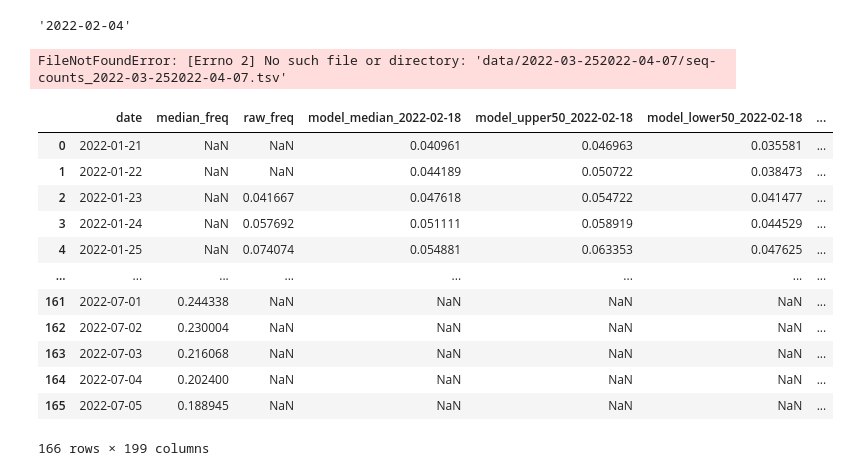
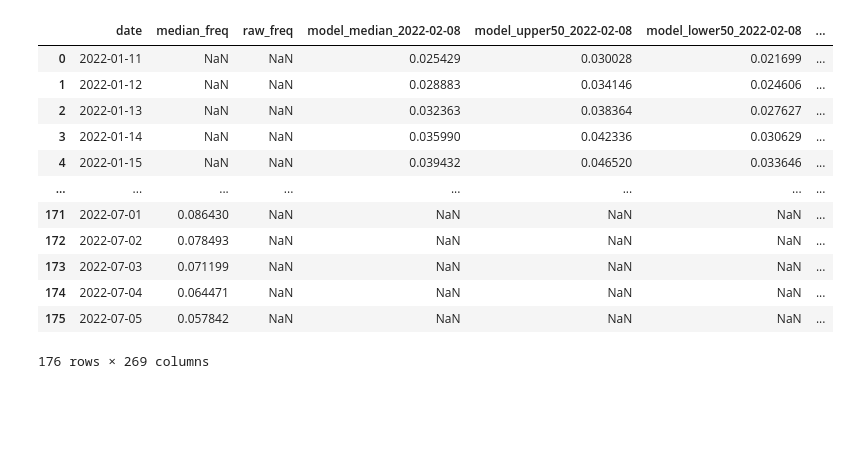
Before and after one commit to blab/ncov-forecasting-fit, a Jupyter notebook: script/auto_renewal_accuracy.ipynb, the cells around one changed output. Cells and saved outputs as stored; diff of their text form; code cells hidden in the pictures; blank space fills up the shorter version.

```diff
--- a/script/auto_renewal_accuracy.ipynb
+++ b/script/auto_renewal_accuracy.ipynb
@@ -53,19 +48,9 @@ os.getcwd()
 # %%
 #Getting sequences data
 dates = ['2022-01-24', '2022-02-04','2022-02-08','2022-02-18','2022-02-23',
-         '2022-02-28','2022-03-03','2022-03-08','2022-03-15'
-         ,'2022-03-21','2022-03-25''2022-04-07','2022-04-14','2022-04-27'
+         '2022-02-28','2022-03-03','2022-03-08','2022-03-15',
+         '2022-03-21','2022-03-25','2022-04-07','2022-04-14','2022-04-27'
          ,'2022-05-06','2022-05-17','2022-05-20','2022-05-28','2022-06-09'
          ,'2022-06-14','2022-06-22']
 
-
-#,'2022-01-27','2022-01-31', '2022-02-14','2022-03-29','2022-03-30','2022-05-13',,'2022-05-26'
-         #'2022-02-17',
-
-locations = ['Australia', 'Austria','Belgium','Canada','Denmark','France','Germany','India',
-             'Indonesia','Israel','Italy','Japan','Netherlands','New Zealand','Norway',
-             'Poland','Singapore','South Africa','Sweden','Switzerland ','USA','United Kingdom']
-
-dates[1]
+locations = ["Japan", "USA"]
-# %% [output]
-'2022-02-04'
@@ -110,7 +101,7 @@ def save_forecast_freq(samples, variant_data, ps, forecast_date, name):
 for location in locations:
     for date in dates:
         #Output file path
-        filepath = f"./cast_estimates/{location}"
+        filepath = f"./cast_estimates_full/{location}"
         if not os.path.exists(filepath):
             os.mkdir(filepath)
 
@@ -124,21 +115,20 @@ for location in locations:
 
 
         variant_data = ef.CaseFrequencyData(raw_cases=raw_cases, raw_seq=raw_seq)
-
+        basis_fn = ef.Spline(order = 4, k = 10)
         renewal_model = ef.RenewalModel(gen, delays, seed_L, forecast_L, k=10,
                            RLik = ef.GARW(0.1, 0.1), #Likelihood on effective reproduction number (GARW depend on R and gen time)
                            CLik = ef.ZINegBinomCases(0.05), #Case Likelihood
                            SLik = ef.DirMultinomialSeq(100), #Sequence Likelihood
-                           v_names = v_names)
+                           v_names = v_names,
+                           basis_fn = basis_fn)
 
         # Fitting MAP model getting point
-        svi_fullrank = ef.InferFullRank(iters = 20_000, lr = 0.01, num_samples=1000)
+        svi_fullrank = ef.InferFullRank(iters = 30_000, lr = 0.005, num_samples=1000)
 
         posterior = svi_fullrank.fit(renewal_model, variant_data)
 
         save_forecast_freq(posterior.samples, variant_data, ps, date, location)
-# %% [output]
-FileNotFoundError: [Errno 2] No such file or directory: 'data/2022-03-252022-04-07/seq-counts_2022-03-252022-04-07.tsv'
 # %%
 #Defining model outputs for plotting accuracy (nowcast and forecast error)
 
@@ -162,11 +152,11 @@ def prepare_data(location, variant):
     models = {}
     forecasts = {}
     for date in dates:
-        filepath = f"cast_estimates/{location}/freq_forecast_{date}.csv"
+        filepath = f"cast_estimates_cubic_basis/{location}/freq_forecast_{date}.csv"
         if not os.path.exists(filepath):
             continue
-        models[date] = pd.read_csv(f"cast_estimates/{location}/freq_nowcast_{date}.csv")
-        forecasts[date] = pd.read_csv(f"cast_estimates/{location}/freq_forecast_{date}.csv")
+        models[date] = pd.read_csv(f"cast_estimates_cubic_basis/{location}/freq_nowcast_{date}.csv")
+        forecasts[date] = pd.read_csv(f"cast_estimates_cubic_basis/{location}/freq_forecast_{date}.csv")
     def curate_df(df, suffix, isModel):
         df = df[(df["location"]==location) & (df["variant"]==variant)]
 
@@ -202,7 +192,7 @@ def prepare_data(location, variant):
         return df
 
 
-    # the latest model data fitted to actual (retrospective) data. (Update: not quite true. Todo.)
+    # the latest model data fitted to actual (retrospective) data
     ## this is going to provide us the `median_freq` column...
     subset_retrospective = model_latest[(model_latest["location"]==location) & (model_latest["variant"]==variant)]
     subset_retrospective = subset_retrospective[["date", "median_freq"]]
@@ -227,50 +217,47 @@ def prepare_data(location, variant):
 
     # merges all the above data frames
     data = pd.merge(subset_retrospective, raw, how='outer', on='date')
     for date in subset_models.keys():
         data = pd.merge(data, subset_models[date], how='outer', on='date')
         data = pd.merge(data, subset_forecasts[date], how='outer', on='date')
 
     data.sort_values(by=['date'], ascending=True, inplace=True)
     #summarise_dates(data) # useful check -- will print out warnings if dates aren't completely sequential
 
     ## first date where freqs get above 0.1%
     start_date = data[(data['median_freq']>0.001) | (data['raw_freq']>0.001)]['date'].iloc[0]
     #full date
 
     data.reset_index(inplace=True, drop=True)
 
     # data = data[data.apply(lambda row: row['date']>=start_date, axis=1)]
     # summarise_dates(data)
 
     # the models. This gives us a number of dataframes each with many columns, all starting with `model_`
     return (start_date, data)
 
 
 
 ## Print out an example output to help:
 
 
-first_day, data = prepare_data("Australia", "Omicron 21L")
+first_day, data = prepare_data("Canada", "Omicron 21L")
 #print(first_day)
-#pd.set_option('display.max_rows', 500)
-#pd.set_option('display.max_columns', 500)
-#pd.set_option('display.width', 1000)
 data
 # %% [output]
-|  | date | median_freq | raw_freq | model_median_2022-02-18 | model_upper50_2022-02-18 | model_lower50_2022-02-18 | ... |
-| 0 | 2022-01-21 | NaN | NaN | 0.040961 | 0.046963 | 0.035581 | ... |
-| 1 | 2022-01-22 | NaN | NaN | 0.044189 | 0.050722 | 0.038473 | ... |
-| 2 | 2022-01-23 | NaN | 0.041667 | 0.047618 | 0.054722 | 0.041477 | ... |
-| 3 | 2022-01-24 | NaN | 0.057692 | 0.051111 | 0.058919 | 0.044529 | ... |
-| 4 | 2022-01-25 | NaN | 0.074074 | 0.054881 | 0.063353 | 0.047625 | ... |
+|  | date | median_freq | raw_freq | model_median_2022-02-08 | model_upper50_2022-02-08 | model_lower50_2022-02-08 | ... |
+| 0 | 2022-01-11 | NaN | NaN | 0.025429 | 0.030028 | 0.021699 | ... |
+| 1 | 2022-01-12 | NaN | NaN | 0.028883 | 0.034146 | 0.024606 | ... |
+| 2 | 2022-01-13 | NaN | NaN | 0.032363 | 0.038364 | 0.027627 | ... |
+| 3 | 2022-01-14 | NaN | NaN | 0.035990 | 0.042336 | 0.030629 | ... |
+| 4 | 2022-01-15 | NaN | NaN | 0.039432 | 0.046520 | 0.033646 | ... |
 | ... | ... | ... | ... | ... | ... | ... | ... |
-| 161 | 2022-07-01 | 0.244338 | NaN | NaN | NaN | NaN | ... |
-| 162 | 2022-07-02 | 0.230004 | NaN | NaN | NaN | NaN | ... |
-| 163 | 2022-07-03 | 0.216068 | NaN | NaN | NaN | NaN | ... |
-| 164 | 2022-07-04 | 0.202400 | NaN | NaN | NaN | NaN | ... |
-| 165 | 2022-07-05 | 0.188945 | NaN | NaN | NaN | NaN | ... |
+| 171 | 2022-07-01 | 0.086430 | NaN | NaN | NaN | NaN | ... |
+| 172 | 2022-07-02 | 0.078493 | NaN | NaN | NaN | NaN | ... |
+| 173 | 2022-07-03 | 0.071199 | NaN | NaN | NaN | NaN | ... |
+| 174 | 2022-07-04 | 0.064471 | NaN | NaN | NaN | NaN | ... |
+| 175 | 2022-07-05 | 0.057842 | NaN | NaN | NaN | NaN | ... |
-166 rows × 199 columns
+176 rows × 269 columns
 # %%
 def collect_nowcast_error(data):
 
```
Also changed, not shown: parts of 13 cells of this notebook.
